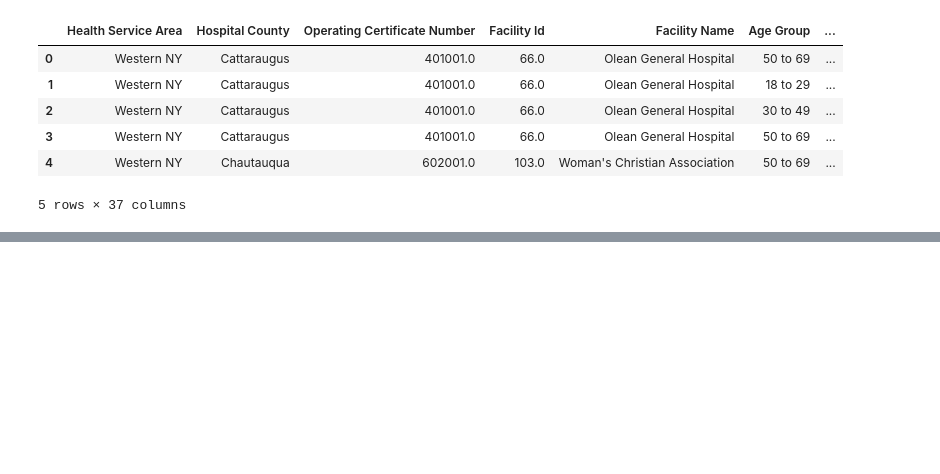
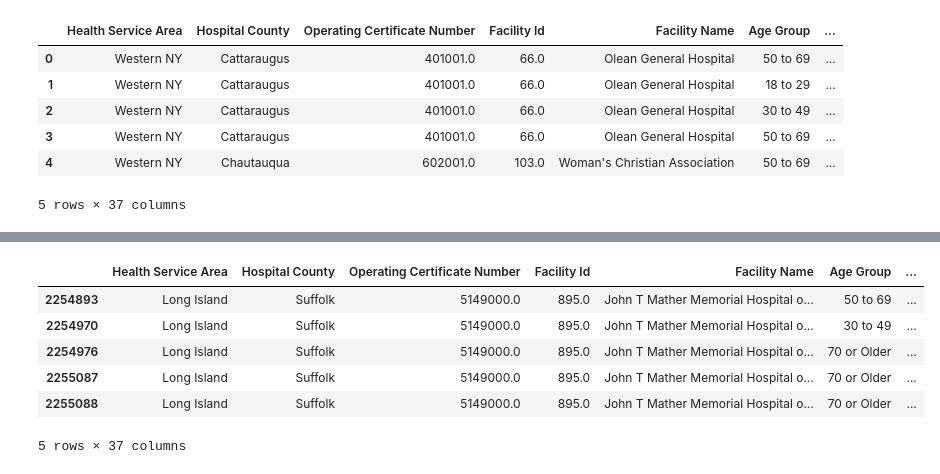
Before and after one commit to deepjyotiroy079/MinorProject, a Jupyter notebook: Minor_Project.ipynb, the cells around one changed output, grey strips where cells are left out. Saved outputs shown, nothing was run; the diff lists cells and outputs as text; code cells hidden in the pictures; blank space fills up the shorter version.

```diff
--- a/Minor_Project.ipynb
+++ b/Minor_Project.ipynb
@@ -124,0 +35,10 @@ total_missing = missing_values_count.sum()
+# %%
+data.tail()
+# %% [output]
+|  | Health Service Area | Hospital County | Operating Certificate Number | Facility Id | Facility Name | Age Group | ... |
+| 2254893 | Long Island | Suffolk | 5149000.0 | 895.0 | John T Mather Memorial Hospital o... | 50 to 69 | ... |
+| 2254970 | Long Island | Suffolk | 5149000.0 | 895.0 | John T Mather Memorial Hospital o... | 30 to 49 | ... |
+| 2254976 | Long Island | Suffolk | 5149000.0 | 895.0 | John T Mather Memorial Hospital o... | 70 or Older | ... |
+| 2255087 | Long Island | Suffolk | 5149000.0 | 895.0 | John T Mather Memorial Hospital o... | 70 or Older | ... |
+| 2255088 | Long Island | Suffolk | 5149000.0 | 895.0 | John T Mather Memorial Hospital o... | 70 or Older | ... |
+5 rows × 37 columns
```
Also changed, not shown: parts of 20 cells of this notebook.
